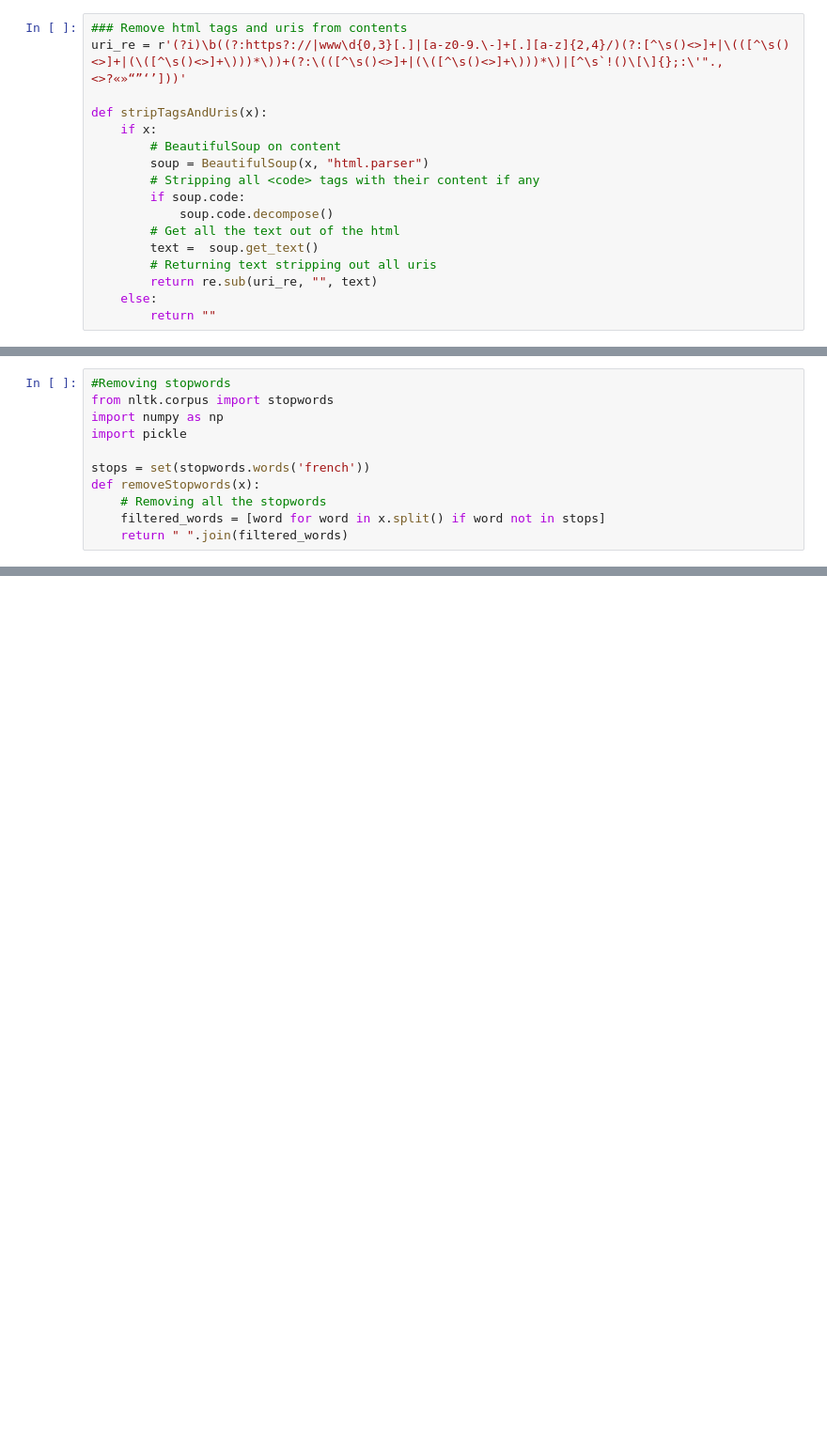
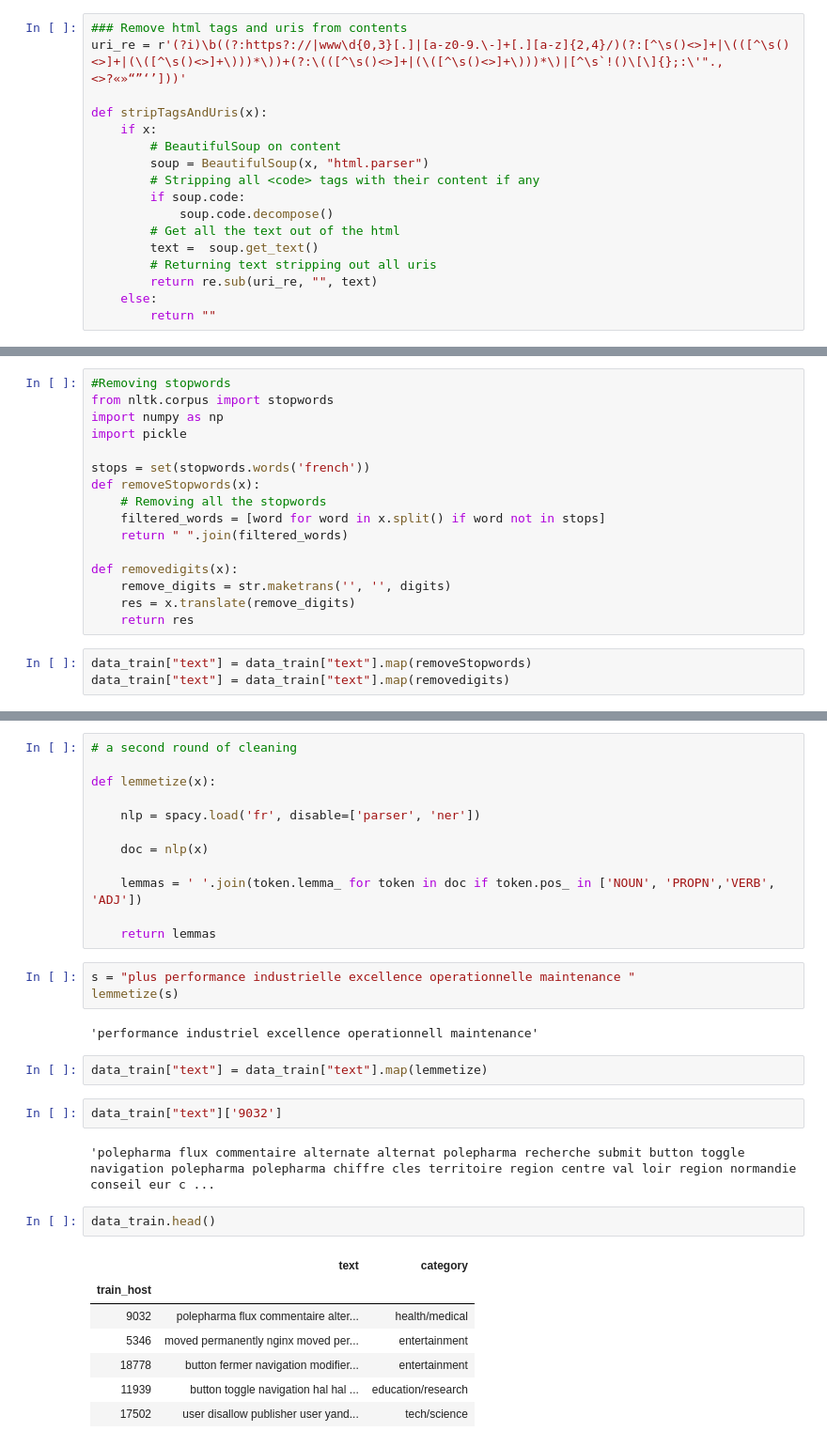
Before and after one commit to karray3000/ALTEGRAD-Challenge, a Jupyter notebook: models/Data_preprocessing.ipynb, the cells around one changed output, grey strips where cells are left out. Shown at 94% size. Cells and saved outputs as stored; diff of their text form; blank space fills up the shorter version.

```diff
--- a/models/Data_preprocessing.ipynb
+++ b/models/Data_preprocessing.ipynb
@@ -151,3 +200,11 @@ def removeStopwords(x):
     # Removing all the stopwords
     filtered_words = [word for word in x.split() if word not in stops]
     return " ".join(filtered_words)
+
+def removedigits(x):
+    remove_digits = str.maketrans('', '', digits)
+    res = x.translate(remove_digits)
+    return res
+# %%
+data_train["text"] = data_train["text"].map(removeStopwords)
+data_train["text"] = data_train["text"].map(removedigits)
@@ -153,0 +215,33 @@ def removeStopwords(x):
+# %%
+# a second round of cleaning
+
+def lemmetize(x):
+
+    nlp = spacy.load('fr', disable=['parser', 'ner'])
+
+    doc = nlp(x)
+
+    lemmas = ' '.join(token.lemma_ for token in doc if token.pos_ in ['NOUN', 'PROPN','VERB', 'ADJ'])
+
+    return lemmas
+# %%
+s = "plus performance industrielle excellence operationnelle maintenance "
+lemmetize(s)
+# %% [output]
+'performance industriel excellence operationnell maintenance'
+# %%
+data_train["text"] = data_train["text"].map(lemmetize)
+# %%
+data_train["text"]['9032']
+# %% [output]
+'polepharma flux commentaire alternate alternat polepharma recherche submit button toggle navigation polepharma polepharma chiffre cles territoire region centre val loir region normandie conseil eur c ...
+# %%
+data_train.head()
+# %% [output]
+|  | text | category |
+| train_host |  |  |
+| 9032 | polepharma flux commentaire alter... | health/medical |
+| 5346 | moved permanently nginx moved per... | entertainment |
+| 18778 | button fermer navigation modifier... | entertainment |
+| 11939 | button toggle navigation hal hal ... | education/research |
+| 17502 | user disallow publisher user yand... | tech/science |
```
Also changed, not shown: parts of 9 cells of this notebook.
